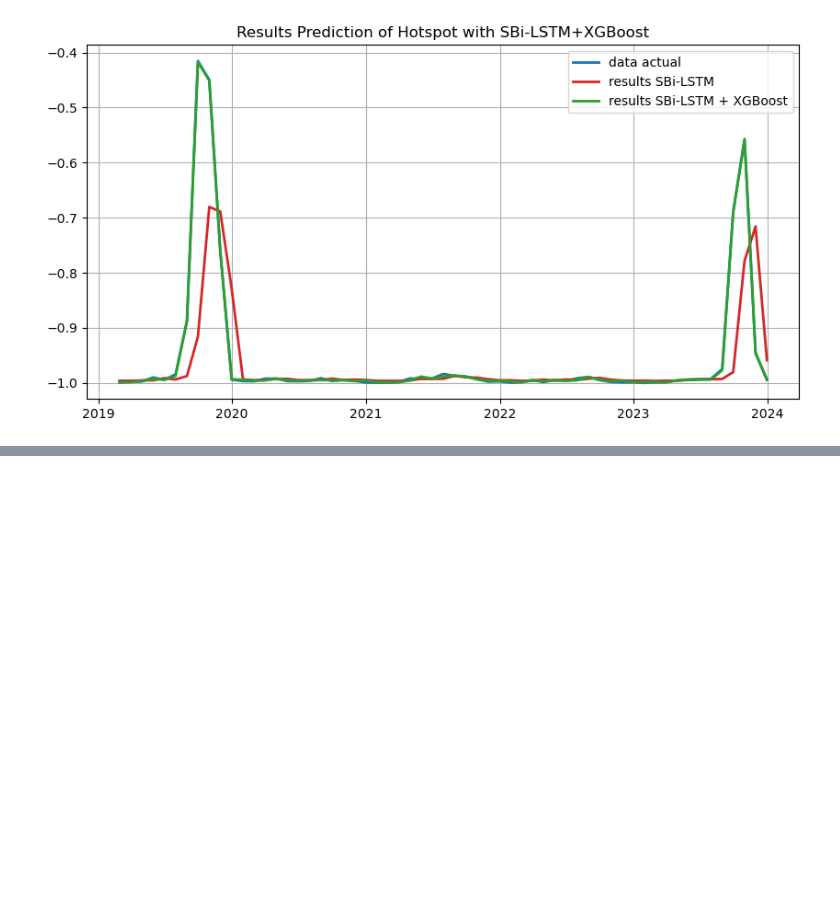
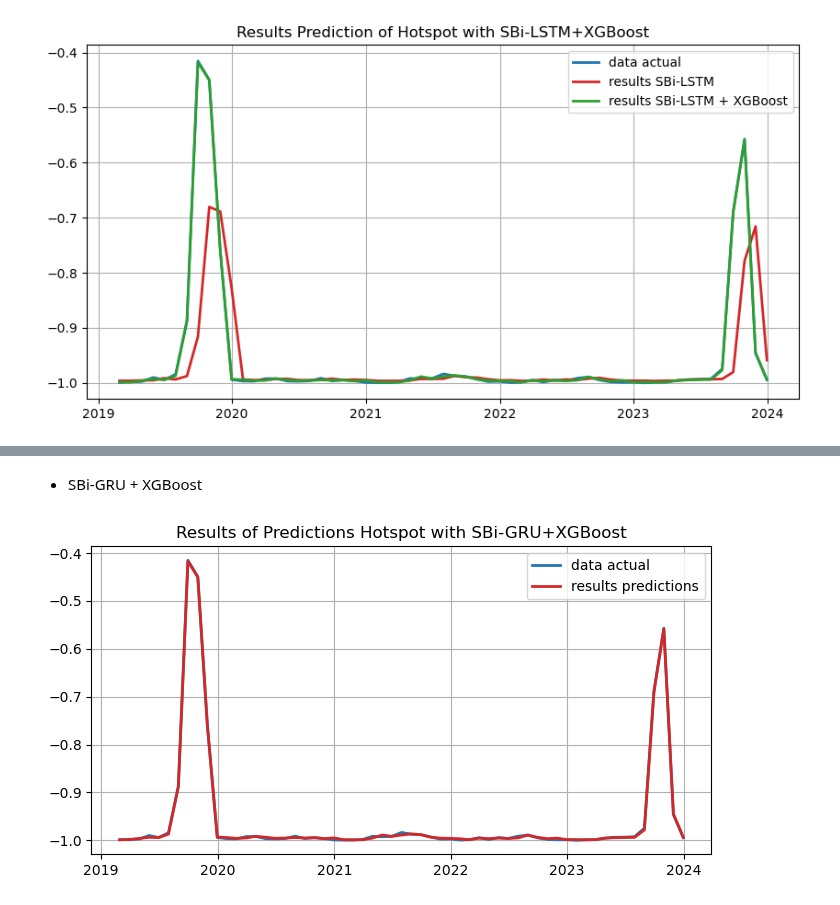
Before and after one commit to kusin/2024_BOPTN_Hopsot, a Jupyter notebook: M1.ipynb, the cells around one changed output, grey strips where cells are left out. Saved outputs shown, nothing was run; the diff lists cells and outputs as text; code cells hidden in the pictures; blank space fills up the shorter version.

```diff
--- a/M1.ipynb
+++ b/M1.ipynb
@@ -195,0 +254,19 @@ lineplot5(
+# %% [markdown]
+- SBi-GRU + XGBoost
+# %%
+# call models XGBoost
+xgb_predictions = get_XGBoost(
+  xtrue=x_test,
+  ytrue=y_test,
+  ypred=gru_predictions
+)
+# %%
+# show result predictions
+lineplot4(
+  date=np.array(dataset["acq_date"].iloc[len(y_train)+2:]),
+  ytrue=y_test,
+  ypred=xgb_predictions,
+  title="Results of Predictions Hotspot with SBi-GRU+XGBoost"
+)
+# %% [output]
+[figure, added]
```
Also changed, not shown: parts of 10 cells of this notebook, 1 other file.
